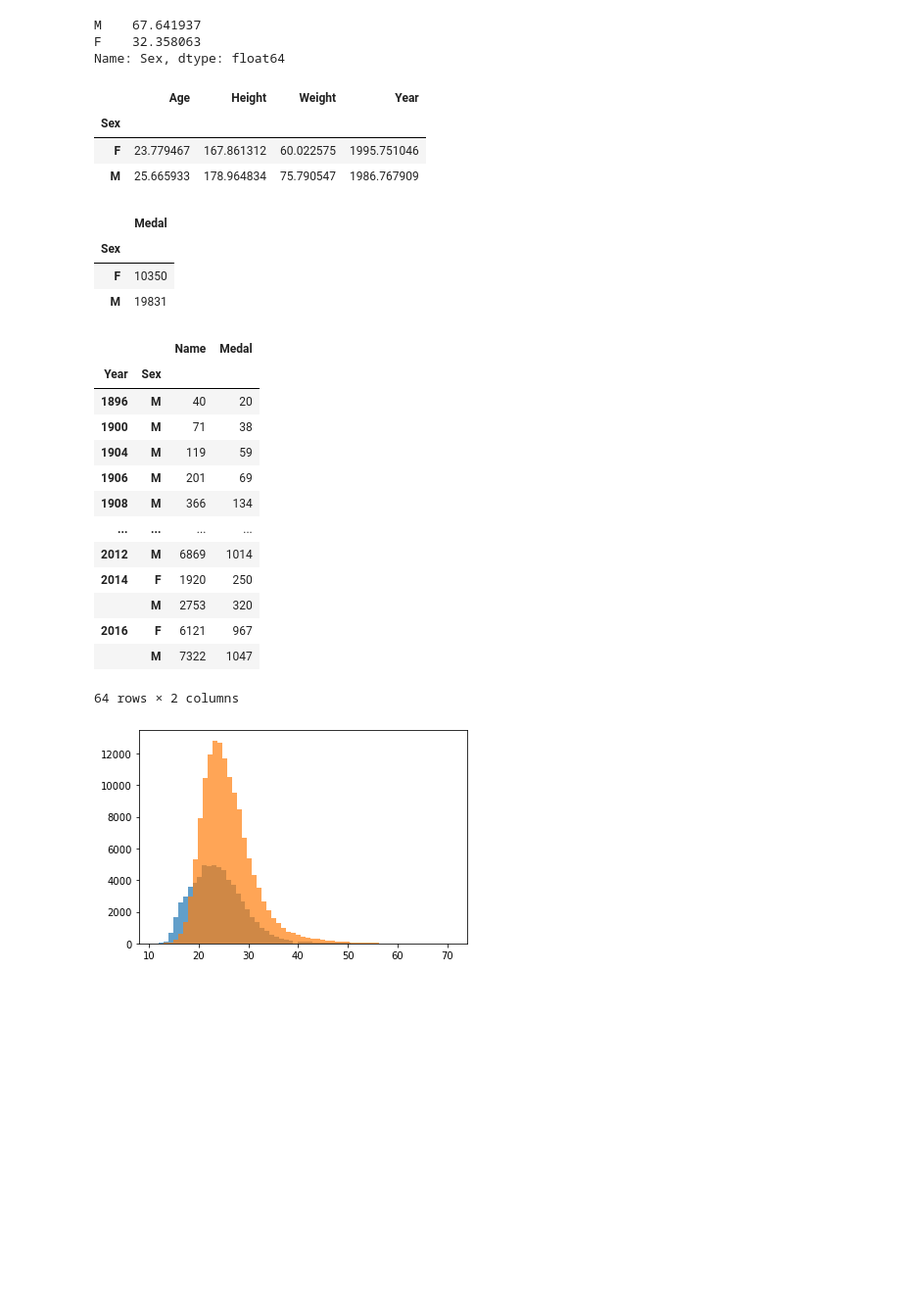
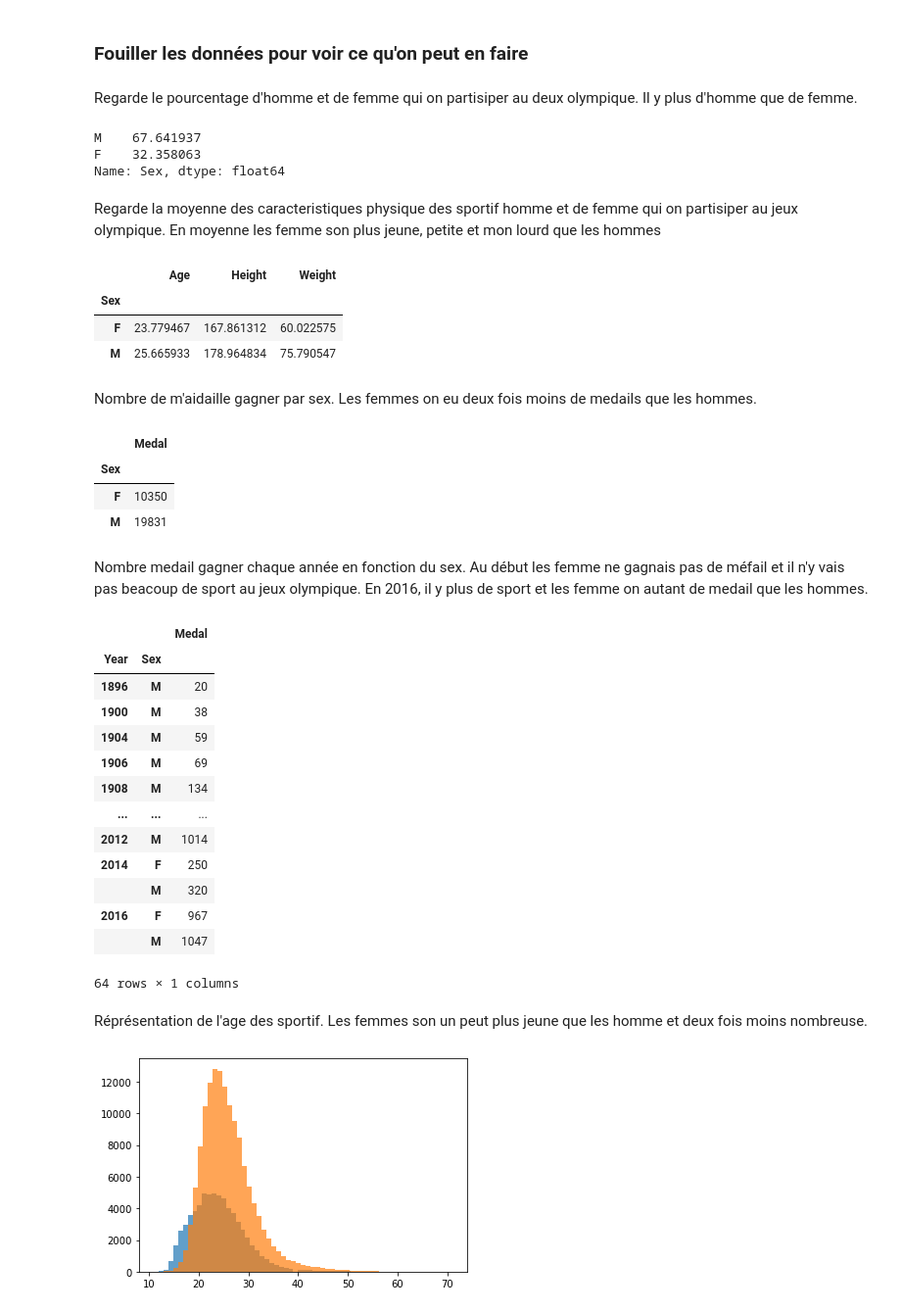
Before and after one commit to gleffad/data_approach_to_olympic_games, a Jupyter notebook: olympic_games_analysis.ipynb, the cells around one changed output. Shown at 98% size. Saved outputs shown, nothing was run; the diff lists cells and outputs as text; code cells hidden in the pictures; blank space fills up the shorter version.

```diff
--- a/olympic_games_analysis.ipynb
+++ b/olympic_games_analysis.ipynb
@@ -79 +110,5 @@ df_events.describe()
+# %% [markdown]
+### Fouiller les données pour voir ce qu'on peut en faire
+# %% [markdown]
+Regarde le pourcentage d'homme et de femme qui on partisiper au deux olympique. Il y plus d'homme que de femme.
 # %%
@@ -83,12 +117,15 @@ df_events['Sex'].value_counts(normalize=True) * 100
 M    67.641937
 F    32.358063
 Name: Sex, dtype: float64
+# %% [markdown]
+Regarde la moyenne des caracteristiques physique des sportif homme et de femme qui on partisiper au jeux olympique. En moyenne les femme son plus jeune, petite et mon lourd que les hommes
 # %%
-# moyenne sur les homme et femme
-df_events.groupby(['Sex']).mean()
+df_events[['Sex', 'Age', 'Height', 'Weight']].groupby(['Sex']).mean()
 # %% [output]
-|  | Age | Height | Weight | Year |
-| Sex |  |  |  |  |
-| F | 23.779467 | 167.861312 | 60.022575 | 1995.751046 |
-| M | 25.665933 | 178.964834 | 75.790547 | 1986.767909 |
+|  | Age | Height | Weight |
+| Sex |  |  |  |
+| F | 23.779467 | 167.861312 | 60.022575 |
+| M | 25.665933 | 178.964834 | 75.790547 |
+# %% [markdown]
+Nombre de m'aidaille gagner par sex. Les femmes on eu deux fois moins de medails que les hommes.
 # %%
@@ -99,22 +135,25 @@ df_events[['Sex', 'Medal']].groupby('Sex').count()
 | Sex |  |
 | F | 10350 |
 | M | 19831 |
+# %% [markdown]
+Nombre medail gagner chaque année en fonction du sex. Au début les femme ne gagnais pas de méfail et il n'y vais pas beacoup de sport au jeux olympique. En 2016, il y plus de sport et les femme on autant de medail que les hommes.
 # %%
-# nombre homme et femme resevant une medail (il augment pour les femme)
-df_events[['Year', 'Sex', 'Name', 'Medal']].groupby(['Year', 'Sex']).count()
+df_events[['Year', 'Sex', 'Medal']].groupby(['Year', 'Sex']).count()
 # %% [output]
-|  |  | Name | Medal |
-| Year | Sex |  |  |
-| 1896 | M | 40 | 20 |
-| 1900 | M | 71 | 38 |
-| 1904 | M | 119 | 59 |
-| 1906 | M | 201 | 69 |
-| 1908 | M | 366 | 134 |
-| ... | ... | ... | ... |
-| 2012 | M | 6869 | 1014 |
-| 2014 | F | 1920 | 250 |
-|  | M | 2753 | 320 |
-| 2016 | F | 6121 | 967 |
-|  | M | 7322 | 1047 |
+|  |  | Medal |
+| Year | Sex |  |
+| 1896 | M | 20 |
+| 1900 | M | 38 |
+| 1904 | M | 59 |
+| 1906 | M | 69 |
+| 1908 | M | 134 |
+| ... | ... | ... |
+| 2012 | M | 1014 |
+| 2014 | F | 250 |
+|  | M | 320 |
+| 2016 | F | 967 |
+|  | M | 1047 |
-64 rows × 2 columns
+64 rows × 1 columns
+# %% [markdown]
+Réprésentation de l'age des sportif. Les femmes son un peut plus jeune que les homme et deux fois moins nombreuse.
 # %%
```
Also changed, not shown: parts of 61 cells of this notebook.
